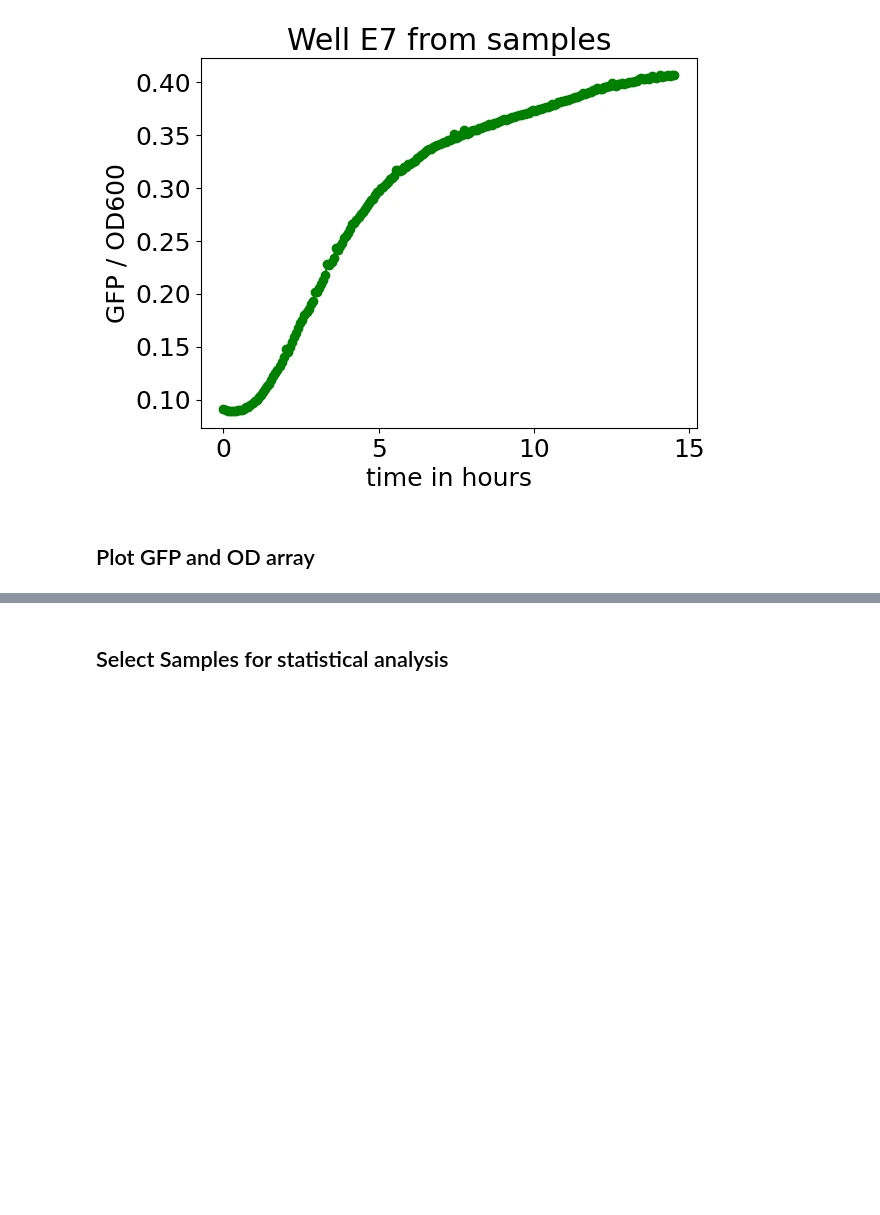
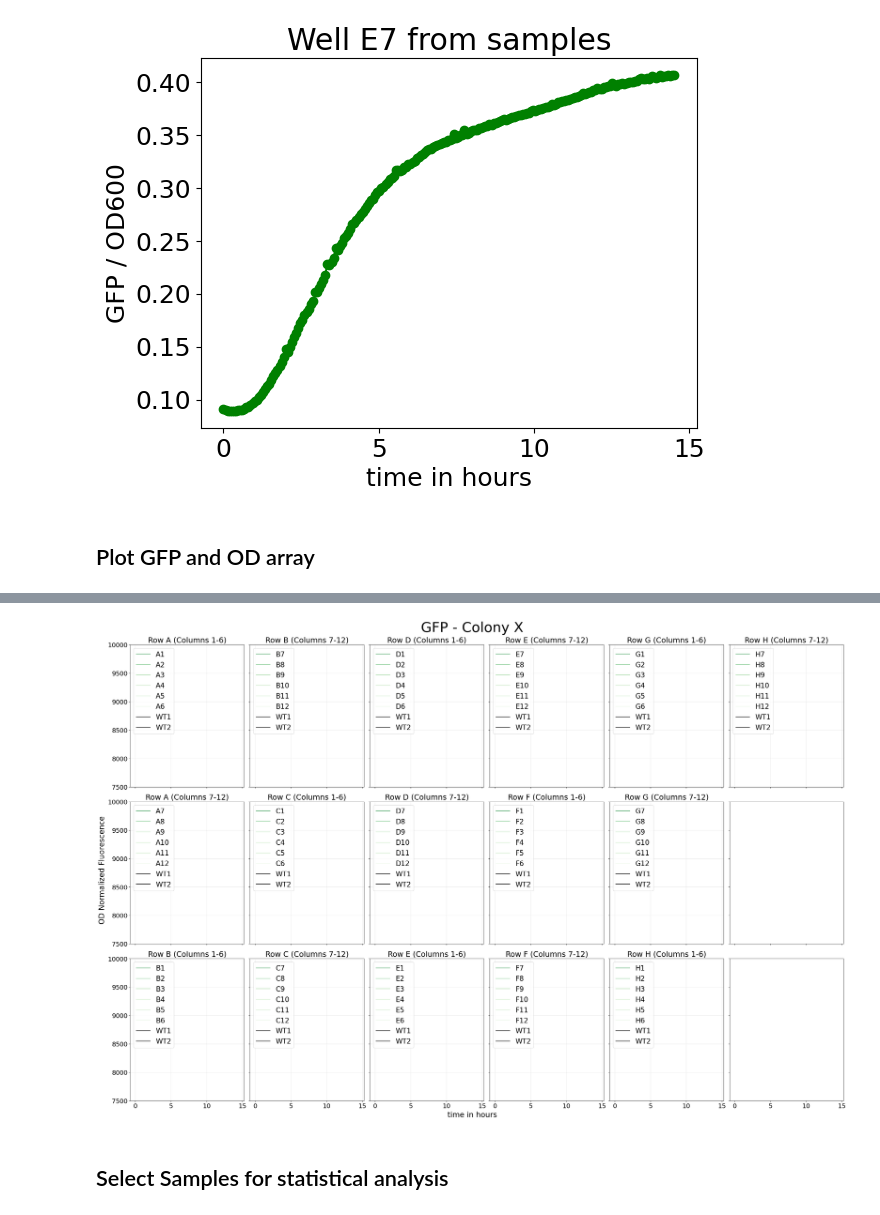
Before and after one commit to kevinjaychang/Hysteresis-Project, a Jupyter notebook: plot_PR_data_kc.ipynb, the cells around one changed output, grey strips where cells are left out. Drawn from its saved outputs; the diff is of its cells as text; code cells hidden in the pictures; blank space fills up the shorter version.

```diff
--- a/plot_PR_data_kc.ipynb
+++ b/plot_PR_data_kc.ipynb
@@ -405,3 +459,87 @@ for each in od.keys():
+# %%
+fluoresence = GFP
+#Colors for graph
+colors = colors_gradient(fluoresence, 6)
+# Create subplot structure: 8 rows (A-H), 2 columns (1-6 vs 7-12)
+
+
+fig, ax = plt.subplots(3, math.ceil(numRows*2/3), sharex=True, sharey=True, constrained_layout=True)
+fig.set_size_inches(30, 20)
+fig.supxlabel("time in hours")
+fig.supylabel("OD Normalized Fluorescence")
+fig.suptitle(f"{get_fluoresence_name(fluoresence)} - Colony X", fontsize=40)
+
+
+# Define colors for each column within each half
+colors_left = plt.cm.tab10(np.linspace(0, 1, 6))   # Colors for columns 1-6
+colors_right = plt.cm.Set3(np.linspace(0, 1, 6))   # Colors for columns 7-12
+
+# Group wells by row and plot each row split into two halves
+row_letters = ['A', 'B', 'C', 'D', 'E', 'F', 'G', 'H']
+
+wildtype_keys = ['H7','H8']
+
+well_to_position = {#Based on first well in group
+'A1': [0, 0], # Column 1
+'A7': [0, 1],
+'B1': [0, 2],
+
+'B7': [1, 0], #Column 2
+'C1': [1, 1],
+'C7': [1, 2],
+
+'D1': [2, 0],
+'D7': [2, 1],
+'E1': [2, 2],
+
+'E7': [3, 0],
+'F1': [3, 1],
+'F7': [3, 2],
+
+'G1': [4, 0],
+'G7': [4, 1],
+'H1': [4, 2],
+
+'H7': [5, 0],
+}
+
+for row_idx, row_letter in enumerate(row_letters):
+
+    # Left subplot: columns 1-6
+    left_wells = [f'{row_letter}{col}' for col in range(1, 7) if f'{row_letter}{col}' in od.keys()]
+    axes_left = well_to_position.get(left_wells[0])
+    for col_idx, well in enumerate(left_wells):
+        ax[axes_left[1], axes_left[0]].plot(tSpan, fluoresence[well]/(od[well] + 1.),
+                           ms=2, color=colors[col_idx], alpha=0.8,
+                           label=f'{well}')
+    for each, wildtype in enumerate(wildtype_keys):
+        ax[axes_left[1], axes_left[0]].plot(tSpan, fluoresence[wildtype]/(od[wildtype] + 1.), ms=2,
+                            color='black', alpha=0.8, label=f'WT{each+1}')
+    # Set titles and formatting
+    ax[axes_left[1], axes_left[0]].set_title(f'Row {row_letter} (Columns 1-6)')
+    ax[axes_left[1], axes_left[0]].legend(loc='upper left', fontsize=20)
+    ax[axes_left[1], axes_left[0]].grid(True, alpha=0.3)
+    ax[axes_right[1], axes_right[0]].set_ylim(7500, 10000)  # Adjust values as needed
+
+    # Right subplot: columns 7-12
+    right_wells = [f'{row_letter}{col}' for col in range(7, 13) if f'{row_letter}{col}' in od.keys()]
+    axes_right = well_to_position.get(right_wells[0])
+    for col_idx, well in enumerate(right_wells):
+        ax[axes_right[1], axes_right[0]].plot(tSpan, fluoresence[well]/(od[well] + 1.),
+                           ms=2, color=colors[col_idx], alpha=0.8,
+                           label=f'{well}')
+
+    for each, wildtype in enumerate(wildtype_keys):
+        ax[axes_right[1], axes_right[0]].plot(tSpan, fluoresence[wildtype]/(od[wildtype] + 1.), ms=2,
+                            color='black', alpha=0.8, label=f'WT{each+1}')
+
+
+    ax[axes_right[1], axes_right[0]].set_title(f'Row {row_letter} (Columns 7-12)')
+    ax[axes_right[1], axes_right[0]].legend(loc='upper left', fontsize=20)
+    ax[axes_right[1], axes_right[0]].grid(True, alpha=0.3)
+    # ax[axes_right[1], axes_right[0]].set_ylim(7500, 10000)  # Adjust values as needed
+# %% [output]
+[figure, added]
 # %% [markdown]
 ## Select Samples for statistical analysis
 # %%
```
Also changed, not shown: parts of 8 cells of this notebook, 3 other files.
